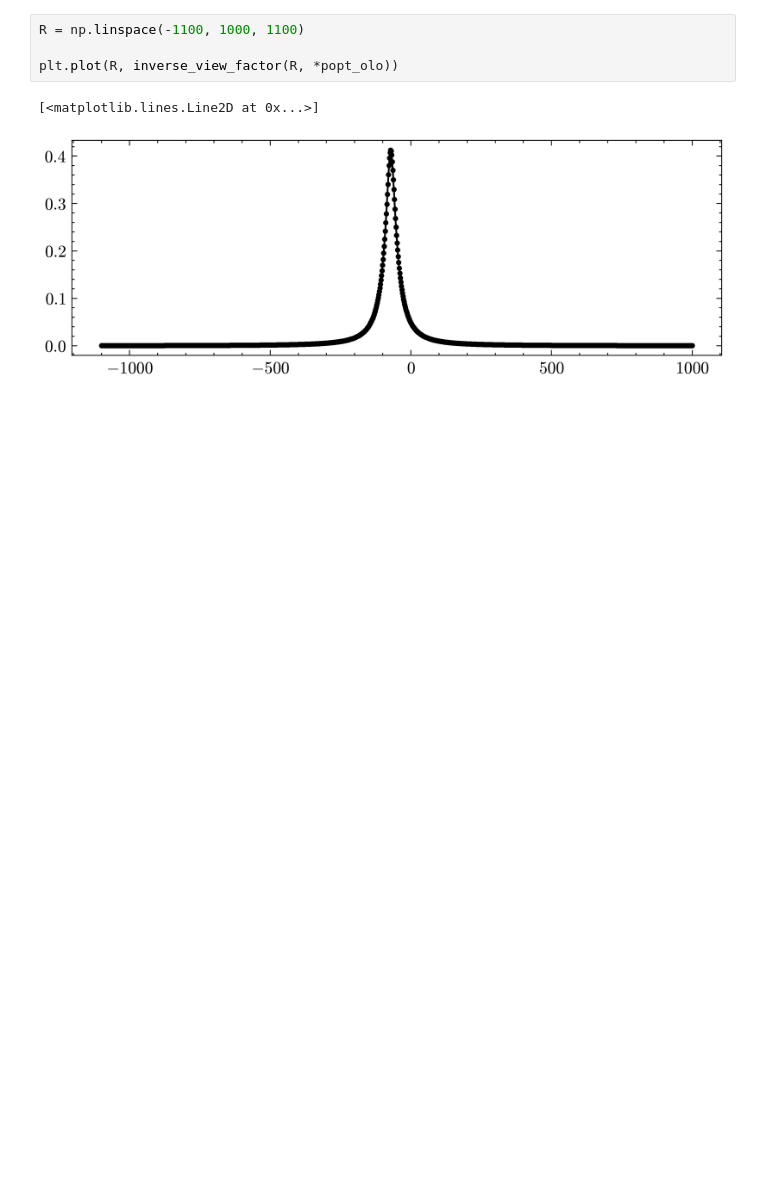
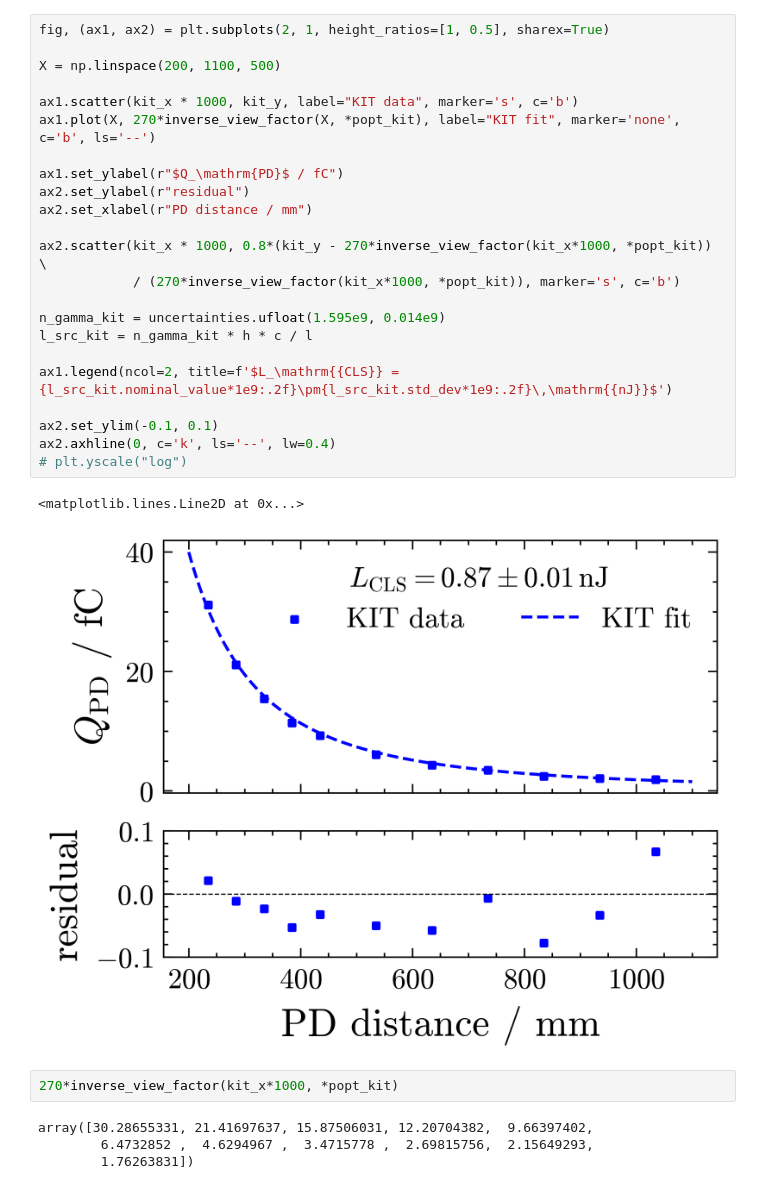
Before and after one commit to Quizznor/thesis-latex, a Jupyter notebook: scripts/plot_scripts/04-xy-chapter/abs_calib/plot.ipynb, the cells around one changed output. Drawn from its saved outputs; the diff is of its cells as text; blank space fills up the shorter version.

```diff
--- a/scripts/plot_scripts/04-xy-chapter/abs_calib/plot.ipynb
+++ b/scripts/plot_scripts/04-xy-chapter/abs_calib/plot.ipynb
@@ -69,7 +80,32 @@ ax2.axhline(0, c='k', ls='--', lw=0.4)
-# %%
-R = np.linspace(-1100, 1000, 1100)
-
-plt.plot(R, inverse_view_factor(R, *popt_olo))
-# %% [output]
-[<matplotlib.lines.Line2D at 0x...>]
-[figure, removed]
+# %%
+fig, (ax1, ax2) = plt.subplots(2, 1, height_ratios=[1, 0.5], sharex=True)
+
+X = np.linspace(200, 1100, 500)
+
+ax1.scatter(kit_x * 1000, kit_y, label="KIT data", marker='s', c='b')
+ax1.plot(X, 270*inverse_view_factor(X, *popt_kit), label="KIT fit", marker='none', c='b', ls='--')
+
+ax1.set_ylabel(r"$Q_\mathrm{PD}$ / fC")
+ax2.set_ylabel(r"residual")
+ax2.set_xlabel(r"PD distance / mm")
+
+ax2.scatter(kit_x * 1000, 0.8*(kit_y - 270*inverse_view_factor(kit_x*1000, *popt_kit)) \
+            / (270*inverse_view_factor(kit_x*1000, *popt_kit)), marker='s', c='b')
+
+n_gamma_kit = uncertainties.ufloat(1.595e9, 0.014e9)
+l_src_kit = n_gamma_kit * h * c / l
+
+ax1.legend(ncol=2, title=f'$L_\mathrm{{CLS}} = {l_src_kit.nominal_value*1e9:.2f}\pm{l_src_kit.std_dev*1e9:.2f}\,\mathrm{{nJ}}$')
+
+ax2.set_ylim(-0.1, 0.1)
+ax2.axhline(0, c='k', ls='--', lw=0.4)
+# plt.yscale("log")
+# %% [output]
+<matplotlib.lines.Line2D at 0x...>
+[figure, added]
+# %%
+270*inverse_view_factor(kit_x*1000, *popt_kit)
+# %% [output]
+array([30.28655331, 21.41697637, 15.87506031, 12.20704382,  9.66397402,
+        6.4732852 ,  4.6294967 ,  3.4715778 ,  2.69815756,  2.15649293,
+        1.76263831])
```
Also changed, not shown: parts of 5 cells of this notebook, 8 other files.
